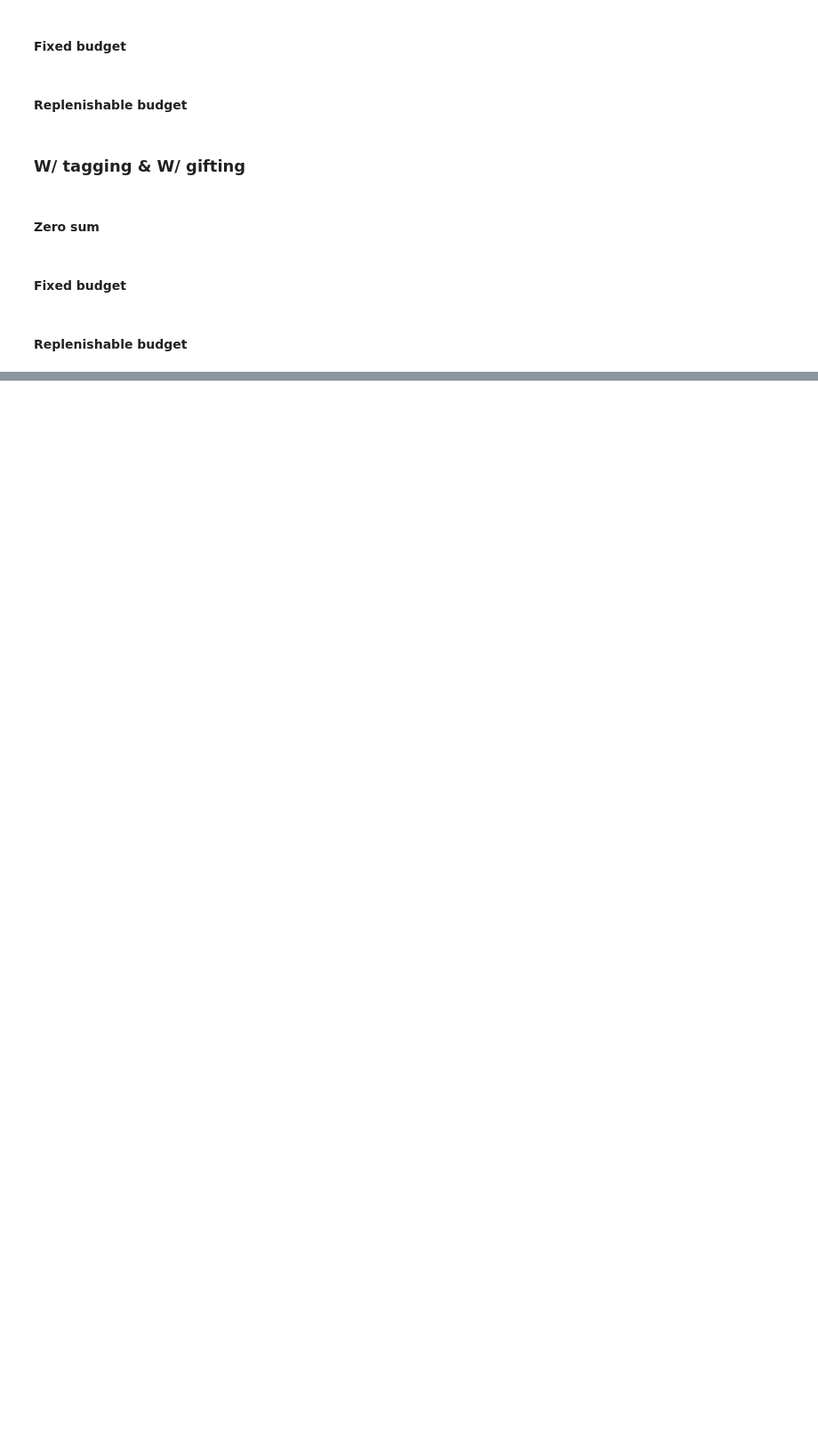
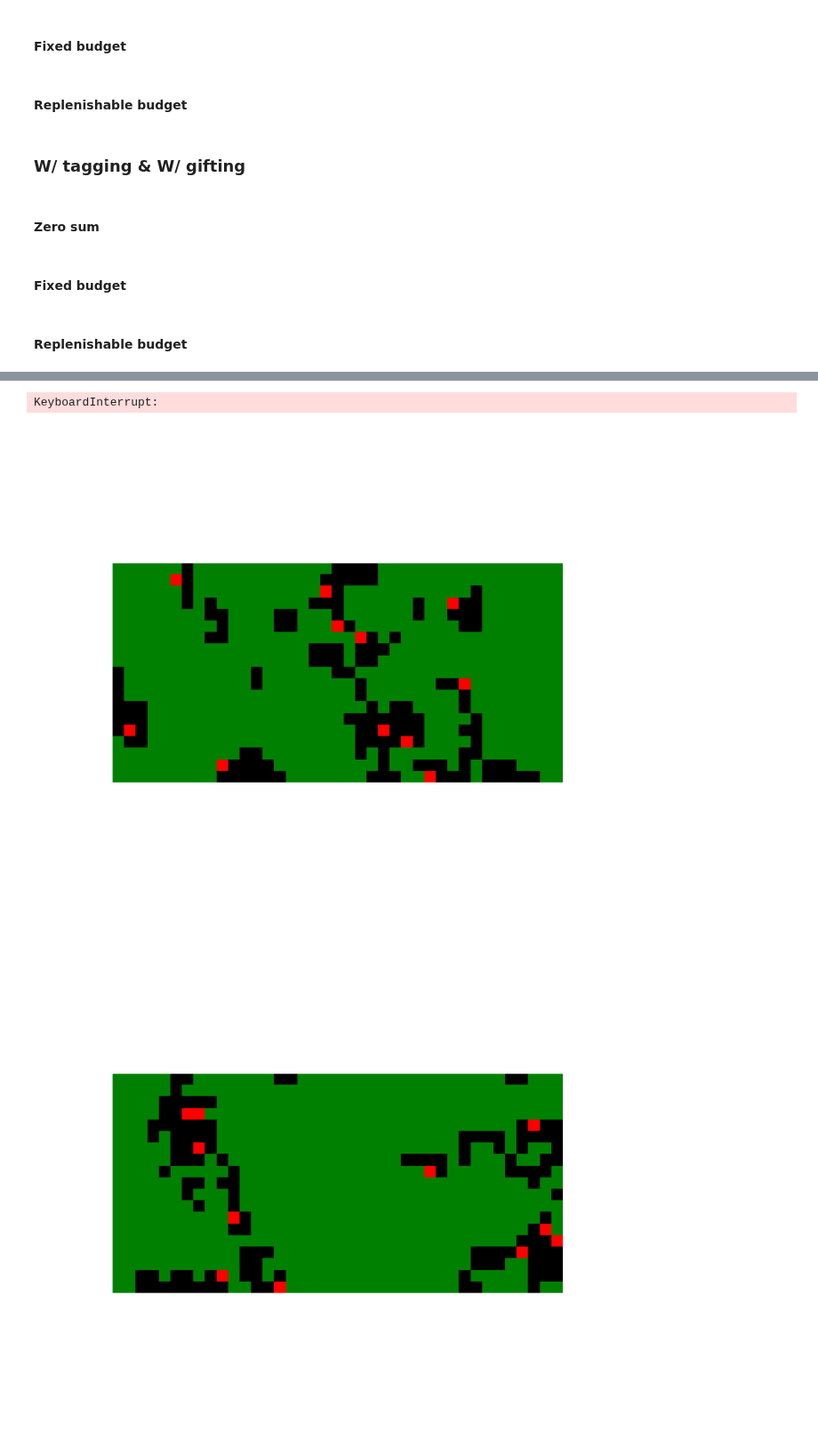
Before and after one commit to Wadaboa/cpr-appropriation, a Jupyter notebook: notebooks/cpr-baselines.ipynb, the cells around one changed output, grey strips where cells are left out. Shown at 89% size. Cells and saved outputs as stored; diff of their text form; code cells hidden in the pictures; blank space fills up the shorter version.

```diff
--- a/notebooks/cpr-baselines.ipynb
+++ b/notebooks/cpr-baselines.ipynb
@@ -36,0 +34,10 @@ wandb_project = "cpr-appropriation"
+# %%
+n_agents = 11
+grid_width = 39
+grid_height = 19
+max_episodes = 4000
+num_workers = 4
+seed = 42
+rllib_log_dir = "../rllib_logs/"
+wandb_api_key = open("../wandb_api_key_file", "r").read().strip()
+wandb_project = "cpr-appropriation"
@@ -48,3 +62,10 @@ env = gym.make(
+# %%
+env = gym.make(
+    'gym_cpr_grid:CPRGridEnv-v0',
+    n_agents=n_agents,
+    grid_width=grid_width,
+    grid_height=grid_height
+)
 # %%
 observations = env.reset()
 fig, ax, img = env.plot(env.render('rgb_array'))
@@ -223,3 +355,15 @@ experiment_analysis = rllib.dqn_baseline(
     jupyter=True,
     seed=seed
 )
+# %%
+from src import models, policies
+trpo_policy_nn = models.MLP(1260, [32, 32], 9)
+trpo_baseline_nn = models.MLP(1260, [32, 32], 1, log_softmax=False)
+trpo_policy = policies.TRPOPolicy(env, trpo_policy_nn, trpo_baseline_nn, beta=1.0, kl_target=0.01)
+trpo_policy.train(
+    4000,
+    4000,
+    enable_wandb=False,
+    render_every=10
+)
+# %% [output]
@@ -225,0 +388,3 @@ experiment_analysis = rllib.dqn_baseline(
+KeyboardInterrupt:
+[figure, added]
+[figure, added]
```
Also changed, not shown: parts of 26 cells of this notebook, 8 other files.
